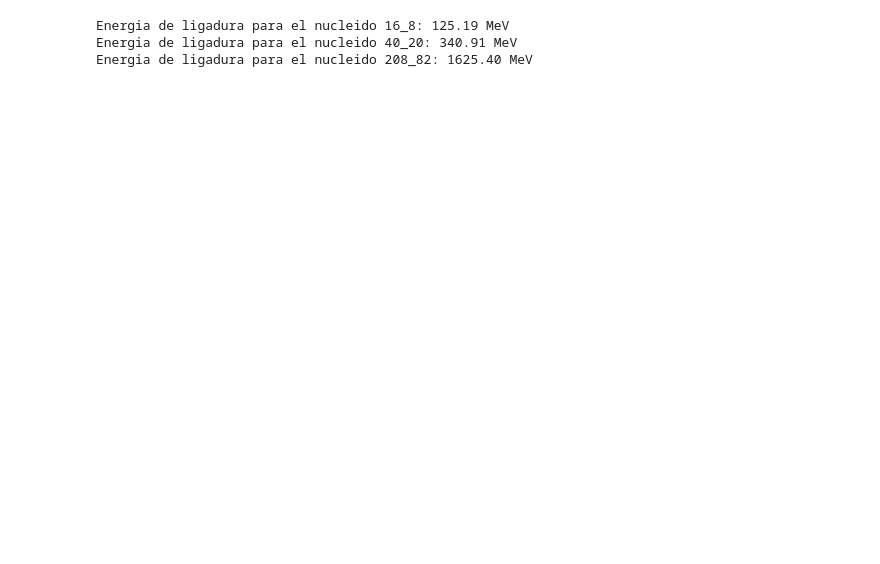
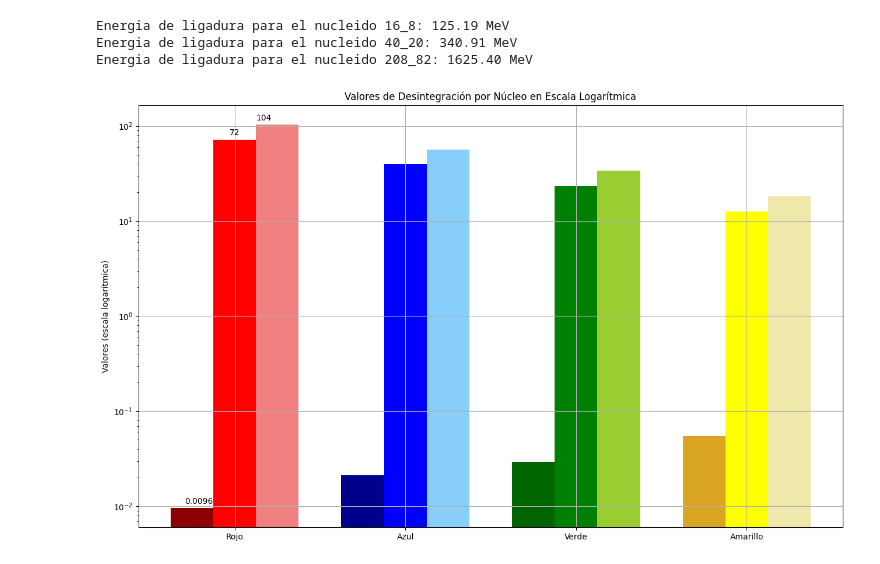
Before and after one commit to JherMik7/Fisica-nuclear, a Jupyter notebook: examen.ipynb, the cells around one changed output. Cells and saved outputs as stored; diff of their text form; code cells hidden in the pictures; blank space fills up the shorter version.

```diff
--- a/examen.ipynb
+++ b/examen.ipynb
@@ -325,3 +325,79 @@ for Z, A in nucleidos_magicos:
 Energia de ligadura para el nucleido 16_8: 125.19 MeV
 Energia de ligadura para el nucleido 40_20: 340.91 MeV
 Energia de ligadura para el nucleido 208_82: 1625.40 MeV
+# %%
+import matplotlib.pyplot as plt
+import numpy as np
+
+# Data from the table
+nuclei = ['Rojo', 'Azul', 'Verde', 'Amarillo']
+lambda_values = [0.009579, 0.021350, 0.029530, 0.054900]
+T_half = [72.346, 39.459, 23.468, 12.623]
+tau_values = [104.178, 56.821, 33.794, 18.177]
+
+x = np.arange(len(nuclei))  # the label locations
+width = 0.25  # the width of the bars
+
+# Ajustamos la escala del gráfico para visualizar mejor los valores pequeños de lambda
+# y utilizamos una paleta de colores para cada grupo de barras correspondiente a cada núcleo.
+
+# Actualizamos los colores para cada conjunto de barras
+colors = {
+    'Rojo': ['darkred', 'red', 'lightcoral'],
+    'Azul': ['darkblue', 'blue', 'lightskyblue'],
+    'Verde': ['darkgreen', 'green', 'yellowgreen'],
+    'Amarillo': ['goldenrod', 'yellow', 'palegoldenrod']
+}
+
+fig, ax = plt.subplots(figsize=(13, 8))
+
+# Creamos las barras para cada núcleo con su respectiva paleta de colores
+for i, nucleo in enumerate(nuclei):
+    ax.bar(x[i] - width, lambda_values[i], width, color=colors[nucleo][0])
+    ax.bar(x[i], T_half[i], width, color=colors[nucleo][1])
+    ax.bar(x[i] + width, tau_values[i], width, color=colors[nucleo][2])
+
+# Configuración del gráfico
+ax.set_yscale('log')  # Usamos una escala logarítmica para ver mejor los valores pequeños
+ax.set_ylabel('Valores (escala logarítmica)')
+ax.set_title('Valores de Desintegración por Núcleo en Escala Logarítmica')
+ax.set_xticks(x)
+ax.set_xticklabels(nuclei)
+
+# Etiquetas de los valores sobre cada barra
+def autolabel(rects, xpos='center'):
+    """
+    Attach a text label above each bar in *rects*, displaying its height.
+
+    *xpos* indicates which side to place the text w.r.t. the center of
+    the bar. It can be one of the following {'center', 'right', 'left'}.
+    """
+    ha = {
+        'center': 'center',
+        'right': 'left',
+        'left': 'right'
+    }
+    offset = {
+        'center': 0,
+        'right': -width/2,
+        'left': width/2
+    }
+
+    for rect in rects:
+        height = rect.get_height()
+        ax.annotate('{}'.format(round(height, 4) if height < 1 else int(height)),
+                    xy=(rect.get_x() + rect.get_width() / 2 + offset[xpos], height),
+                    xytext=(0, 3),  # 3 points vertical offset
+                    textcoords="offset points",
+                    ha=ha[xpos], va='bottom')
+
+# Llamamos a la función para etiquetar las barras
+autolabel(ax.containers[0], 'left')
+autolabel(ax.containers[1], 'center')
+autolabel(ax.containers[2], 'right')
+
+fig.tight_layout()
+plt.grid()
+plt.show()
+# %% [output]
+[figure, added]
```
Also changed, not shown: parts of 5 cells of this notebook, 4 other files.
